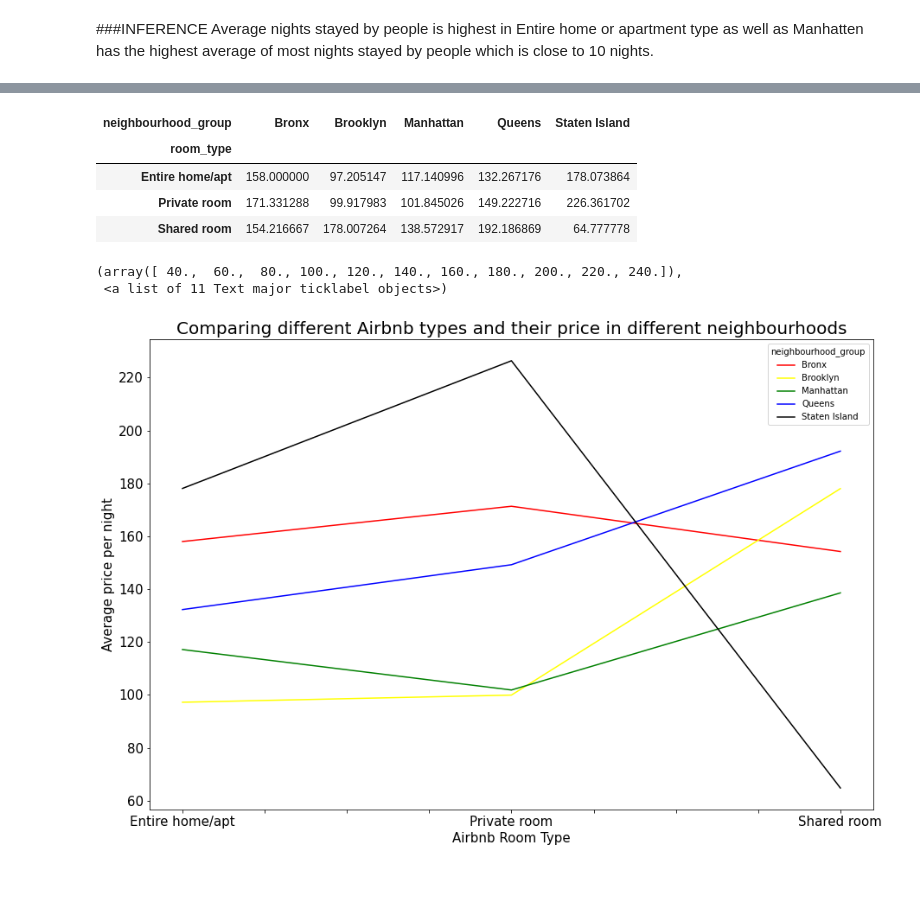
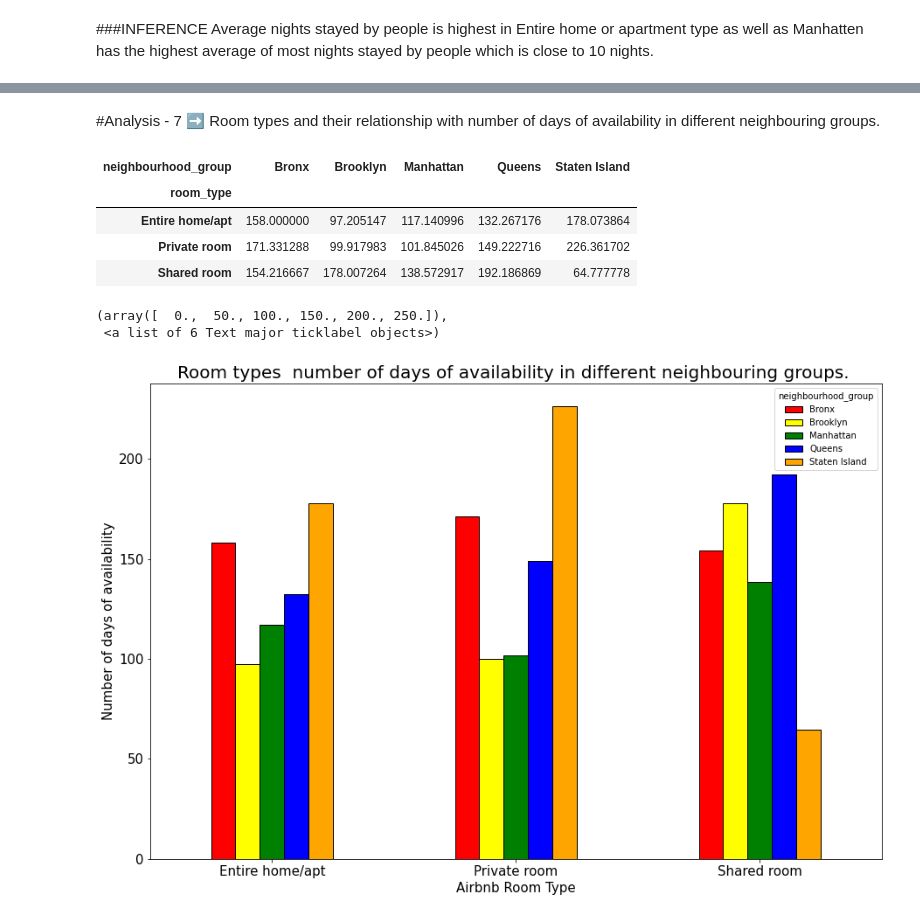
Before and after one commit to shubhamjangid510/EDA-Capstone-Airbnb-Analysis, a Jupyter notebook: Airbnb_Bookings_Analysis_Capstone_Project.ipynb, the cells around one changed output, grey strips where cells are left out. Drawn from its saved outputs; the diff is of its cells as text; code cells hidden in the pictures; blank space fills up the shorter version.

```diff
--- a/Airbnb_Bookings_Analysis_Capstone_Project.ipynb
+++ b/Airbnb_Bookings_Analysis_Capstone_Project.ipynb
@@ -232,0 +276,4 @@ Here we can see from the above graph that the average price of Entire home or ap
+# %%
+#setting figure size for seaborn visualizations.
+sns.set(rc={'figure.figsize':(10,8)})
+sns.set_style('white')
@@ -329,4 +408,0 @@ Average nights stayed by people is highest in Entire home or apartment type as w
-# %%
-df['availability_full_year']=df.loc[df['availability_365']==365]
-# df[df['name']!='-']
-df.tail()
@@ -352,9 +408,0 @@ room_neighbourhood_availability
-# %%
-#plotting the graph.
-plt.rcParams['figure.figsize']=(15,10)
-room_neighbourhood_availability.plot(kind='hist')
-plt.title("Comparing different Airbnb types and their price in different neighbourhoods",fontsize=20)
-plt.xlabel("Airbnb Room Type",fontsize=15)
-plt.xticks(fontsize = 15)
-plt.ylabel("Average price per night",fontsize=15)
-plt.yticks(fontsize = 15)
@@ -365,3 +409,5 @@ plt.yticks(fontsize = 15)
+# %% [markdown]
+#Analysis - 7 ➡ Room types and their relationship with number of days of availability in different neighbouring groups.
 # %%
 room_neighbourhood_availability=df.groupby(['room_type','neighbourhood_group'])['availability_365'].mean().unstack()
 # %%
@@ -373,15 +419,16 @@ room_neighbourhood_availability
 | Private room | 171.331288 | 99.917983 | 101.845026 | 149.222716 | 226.361702 |
 | Shared room | 154.216667 | 178.007264 | 138.572917 | 192.186869 | 64.777778 |
 # %%
-#plotting the graph.
+#plotting the graph
 plt.rcParams['figure.figsize']=(15,10)
-room_neighbourhood_availability.plot(color=['red','yellow','green','blue','black'])
-plt.title("Comparing different Airbnb types and their price in different neighbourhoods",fontsize=20)
+room_neighbourhood_availability.plot(kind='bar',color=['red', 'yellow', 'green', 'blue', 'orange'],edgecolor='black')
+plt.title("Room types  number of days of availability in different neighbouring groups. ",fontsize=20)
 plt.xlabel("Airbnb Room Type",fontsize=15)
 plt.xticks(fontsize = 15)
-plt.ylabel("Average price per night",fontsize=15)
+plt.ylabel("Number of days of availability",fontsize=15)
+plt.xticks(rotation=360)
 plt.yticks(fontsize = 15)
 # %% [output]
-(array([ 40.,  60.,  80., 100., 120., 140., 160., 180., 200., 220., 240.]),
- <a list of 11 Text major ticklabel objects>)
+(array([  0.,  50., 100., 150., 200., 250.]),
+ <a list of 6 Text major ticklabel objects>)
-[figure, old version]
+[figure, new version]
```
Also changed, not shown: parts of 21 cells of this notebook.
